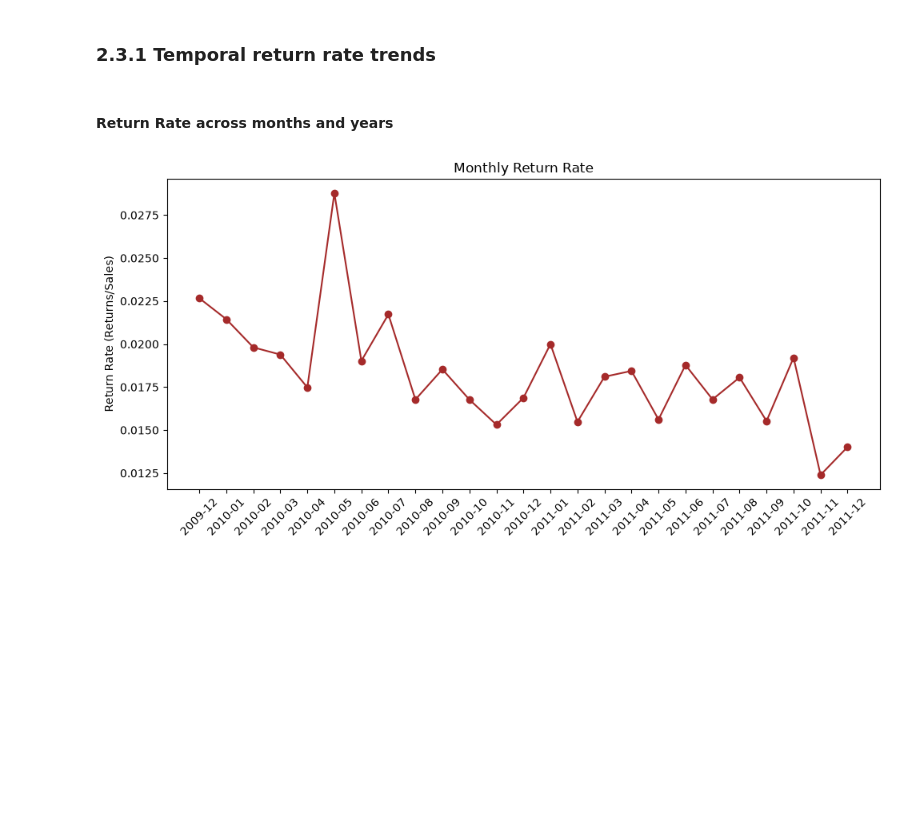
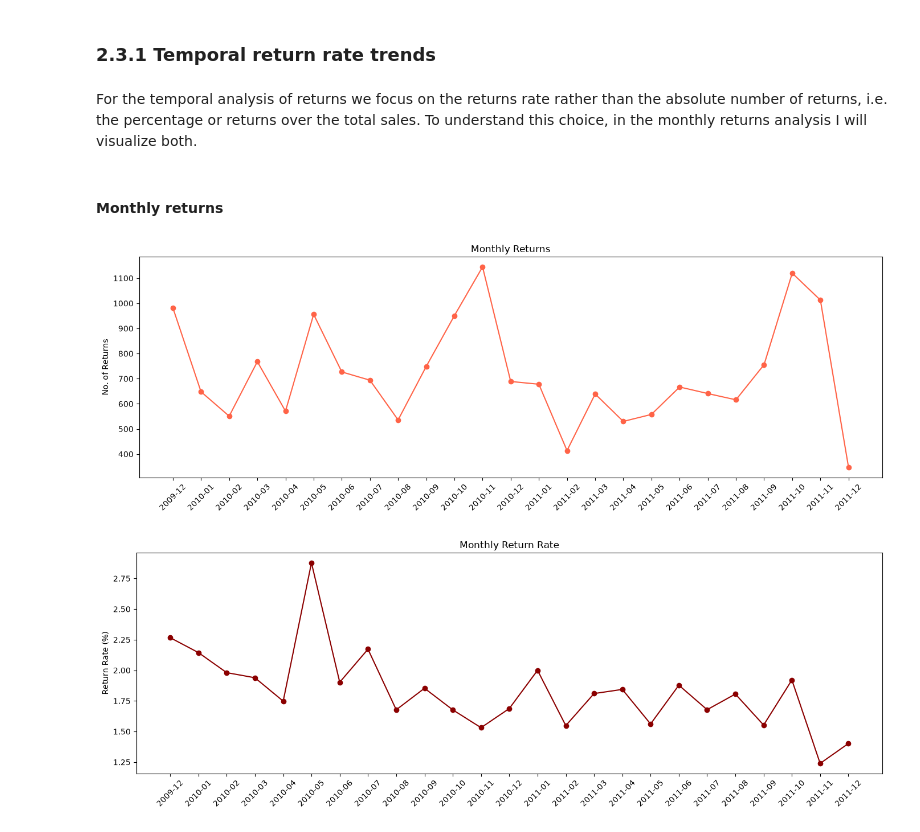
Before and after one commit to Sara-Munafo/retail-sales-analysis, a Jupyter notebook: notebooks/02_analysis.ipynb, the cells around one changed output. Drawn from its saved outputs; the diff is of its cells as text; code cells hidden in the pictures; blank space fills up the shorter version.

Commit message:
sql analysis: continued returns analysis

```diff
--- a/notebooks/02_analysis.ipynb
+++ b/notebooks/02_analysis.ipynb
@@ -165,17 +185,8 @@ The second step of the analysis focuses on the volume of sales, where we basical
 # %%
-q_sales_vol = """
+q_sal_vol = """
     SELECT strftime('%Y-%m', InvoiceDate) AS year_month, COUNT(*) AS volume
     FROM sales
     GROUP BY year_month
     ORDER BY year_month
     """
-df_sal_vol = pd.read_sql(q_sales_vol,engine)   # Sales revenue
-
-# Plot results
-plt.figure(figsize=(14,5))
-plt.plot(df_sal_vol["year_month"], df_sal_vol["volume"],c="slateblue",linewidth=2, label="Sales")
-plt.xticks(rotation=45)
-plt.title("Monthly Volume of Sales")
-plt.ylabel("No. of Sales")
-plt.tight_layout()
-plt.show()
+df_sal_vol = pd.read_sql(q_sal_vol,engine)   # Sales revenue
@@ -255,8 +276,10 @@ Text(0, 0.5, 'No. of Sales')
 ## 2.3 Returns analysis
 # %% [markdown]
 ### 2.3.1 Temporal return rate trends
+# %% [markdown]
+For the temporal analysis of returns we focus on the returns rate rather than the absolute number of returns, i.e. the percentage or returns over the total sales. To understand this choice, in the monthly returns analysis I will visualize both.
 # %% [markdown]
-#### **Return Rate across months and years**
+#### **Monthly returns**
 # %%
 # return rate
 q_ret_vol = """
@@ -266,13 +289,23 @@ q_ret_vol = """
     """
 
 df_ret_vol = pd.read_sql(q_ret_vol,engine)
+# %%
+plt.figure(figsize=(14,5))
+plt.plot(df_ret_vol["year_month"], df_ret_vol["volume"],c="tomato", marker='o')
+plt.xticks(rotation=45)
+plt.title("Monthly Returns")
+plt.ylabel("No. of Returns")
+plt.tight_layout()
+plt.show()
+# %% [output]
+[figure, added]
 # %%
-plt.figure(figsize=(10,5))
-plt.plot(df_ret_vol["year_month"], df_ret_vol["volume"]/df_sal_vol["volume"],c="brown", marker='o')
+plt.figure(figsize=(14,5))
+plt.plot(df_ret_vol["year_month"], df_ret_vol["volume"]/df_sal_vol["volume"]*100,c="darkred", marker='o')
 plt.xticks(rotation=45)
 plt.title("Monthly Return Rate")
-plt.ylabel("Return Rate (Returns/Sales)")
+plt.ylabel("Return Rate (%)")
 plt.tight_layout()
 plt.show()
 # %% [output]
-[figure, old version]
+[figure, new version]
```
Also changed, not shown: parts of 29 cells of this notebook.
